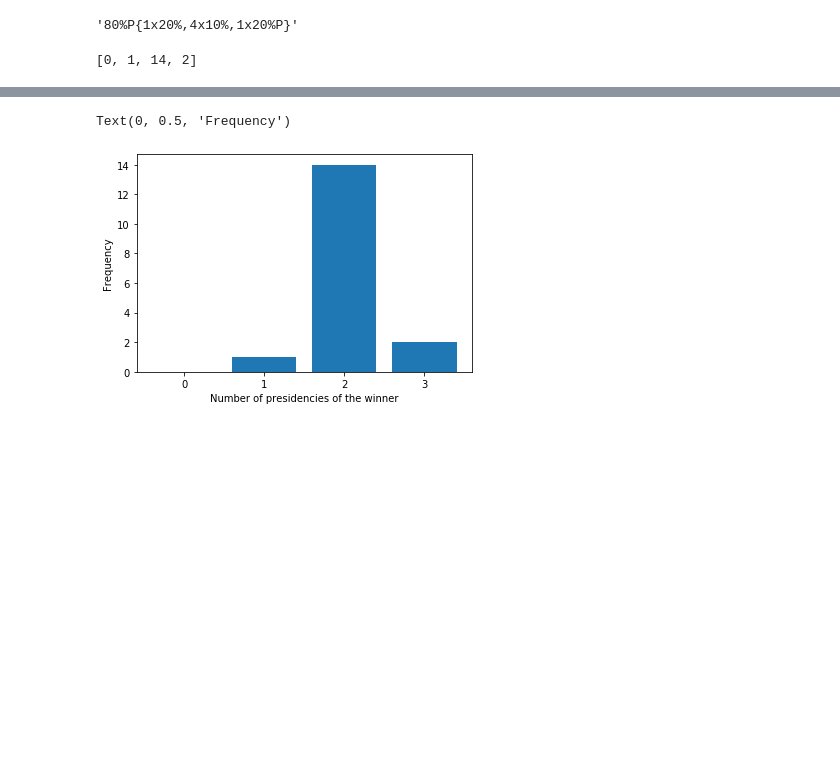
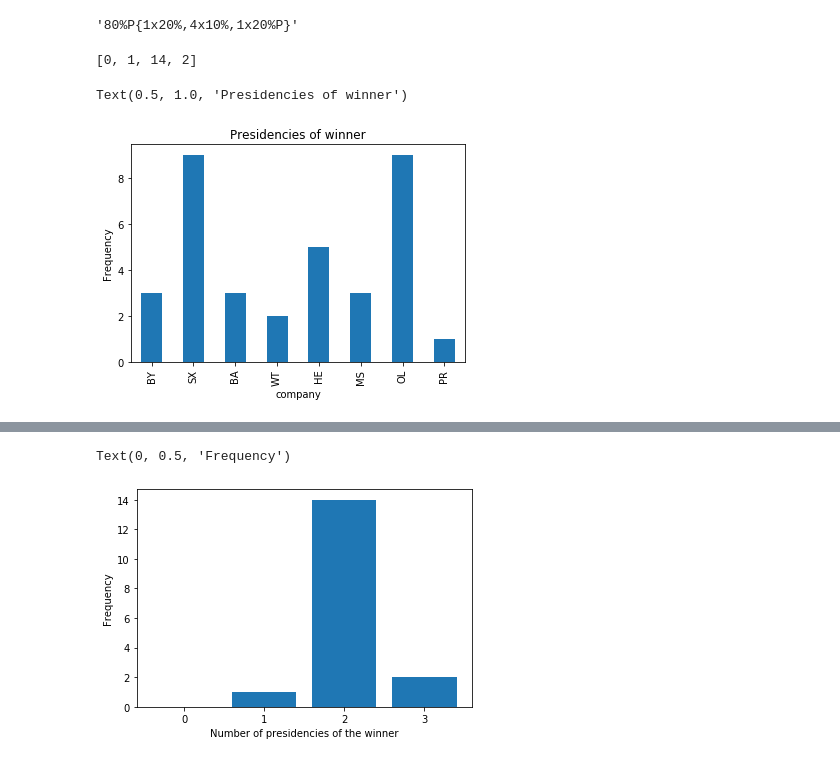
Before and after one commit to peter-de-boer/strategy1835, a Jupyter notebook: analyze_games.ipynb, the cells around one changed output, grey strips where cells are left out. Saved outputs shown, nothing was run; the diff lists cells and outputs as text; code cells hidden in the pictures; blank space fills up the shorter version.

```diff
--- a/analyze_games.ipynb
+++ b/analyze_games.ipynb
@@ -614,14 +614,14 @@ shares                        comp  price  trains
 10%{5%x2}                      PR    320   ['6', '6']
 =================================================
 # %%
-def numberOfPresidencies(game):
+def getPresidencies(game):
     # only for winner
     gamename = game['game']
     players = game['players']
     bestPlayer = players.iloc[getBestPlayerIndex(gamename)]
     holdings = bestPlayer['holdings']
     presidencies = holdings[holdings['shares'].apply(isPresident)]
-    return len(presidencies)
+    return presidencies
 
 def numberOfPresidenciesAll(game):
     # for all players
@@ -777,9 +777,30 @@ sel['shares']
 # %%
 # number of presidencies of the winner
 presidencies = [0]*4
+presList = []
 for index, game in dfs.iterrows():
-    n=numberOfPresidencies(game)
+    pres=getPresidencies(game)
+    presList.append(pres)
+    n=len(pres)
     presidencies[n]+=1
+allPresidencies = pd.concat(presList)
 print(presidencies)
 # %% [output]
 [0, 1, 14, 2]
+# %%
+# create dictionary for companies, for sorting purposes
+company_dict = {'BY': 0, 'SX': 1, 'BA': 2, 'WT': 3, 'HE': 4, 'MS': 5,
+               'OL': 6, 'PR': 7}
+company_dict
+allPresidencies['company'] = pd.Categorical(
+    allPresidencies['company'], categories=sorted(company_dict, key=company_dict.get), ordered=True
+)
+# %%
+prescount=allPresidencies.groupby('company').count()
+pl=prescount.plot.bar()
+plt.ylabel('Frequency')
+pl.legend_.remove()
+plt.title('Presidencies of winner')
+# %% [output]
+Text(0.5, 1.0, 'Presidencies of winner')
+[figure, added]
```
Also changed, not shown: parts of 8 cells of this notebook.
